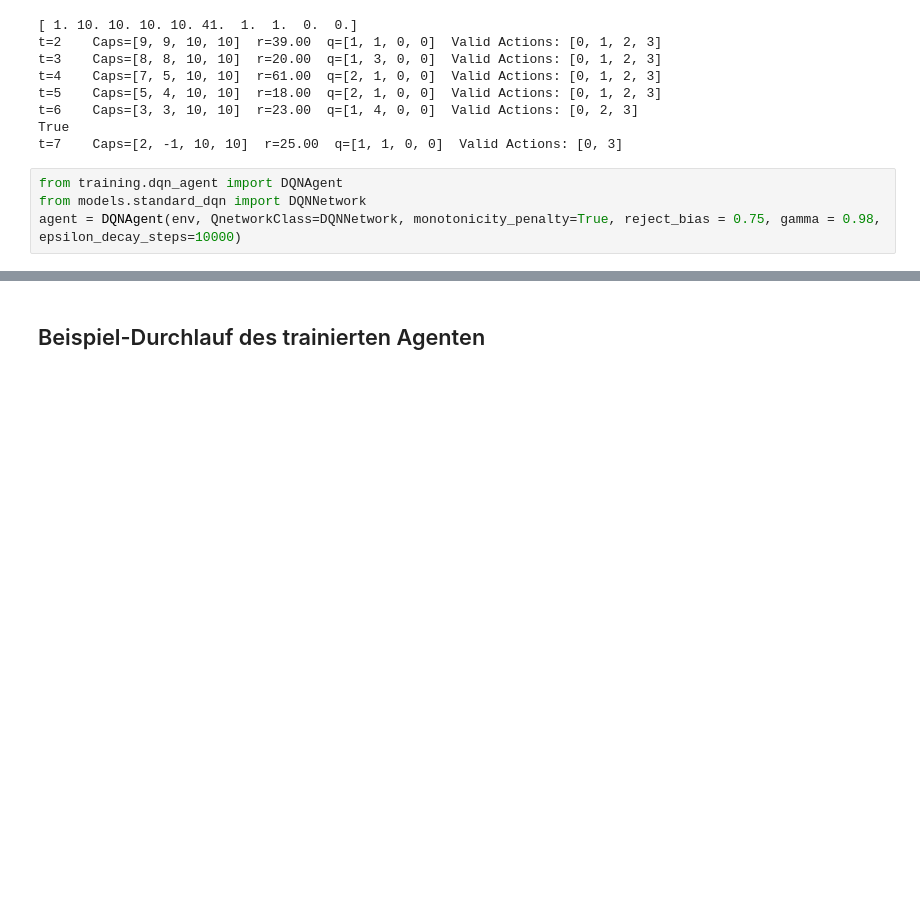
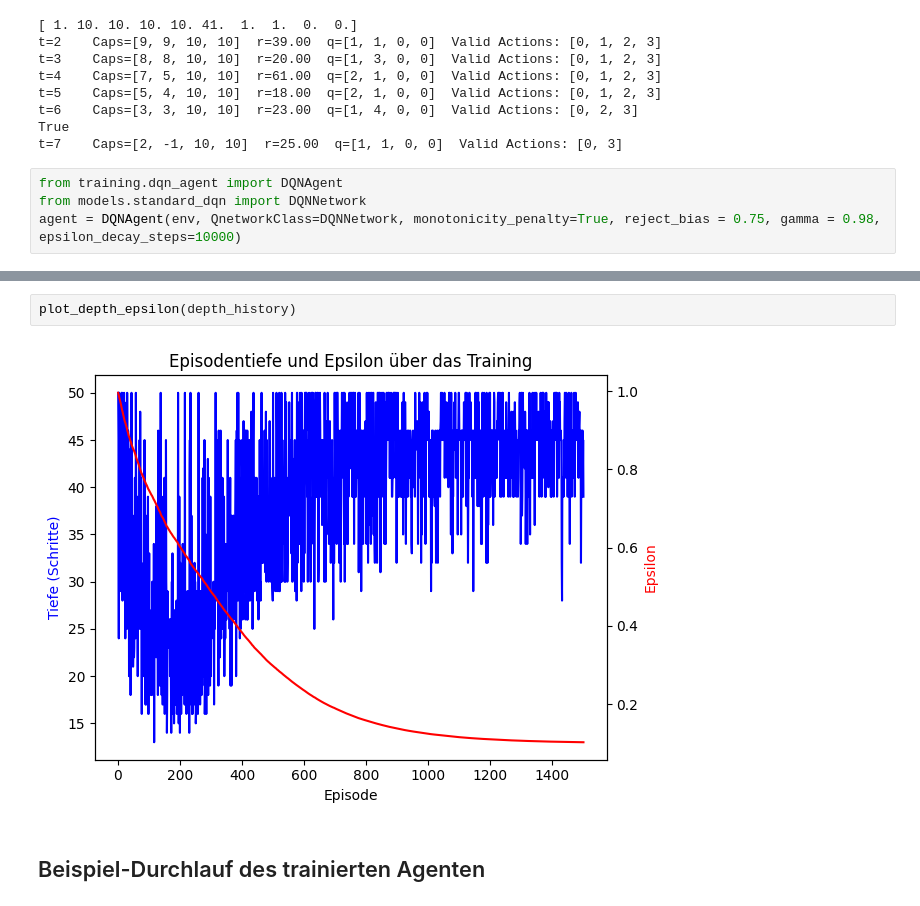
Before and after one commit to FelixFritz02/CI-Programming-Project-SS26, a Jupyter notebook: Programming Part/notebooks/applying_gym_env.ipynb, the cells around one changed output, grey strips where cells are left out. Cells and saved outputs as stored; diff of their text form; blank space fills up the shorter version.

```diff
--- a/Programming Part/notebooks/applying_gym_env.ipynb
+++ b/Programming Part/notebooks/applying_gym_env.ipynb
@@ -105,3 +90,7 @@ plt.show()
+# %%
+plot_depth_epsilon(depth_history)
+# %% [output]
+[figure, added]
 # %% [markdown]
 ## Beispiel-Durchlauf des trainierten Agenten
 # %%
```
Also changed, not shown: parts of 3 cells of this notebook, 6 other files.
